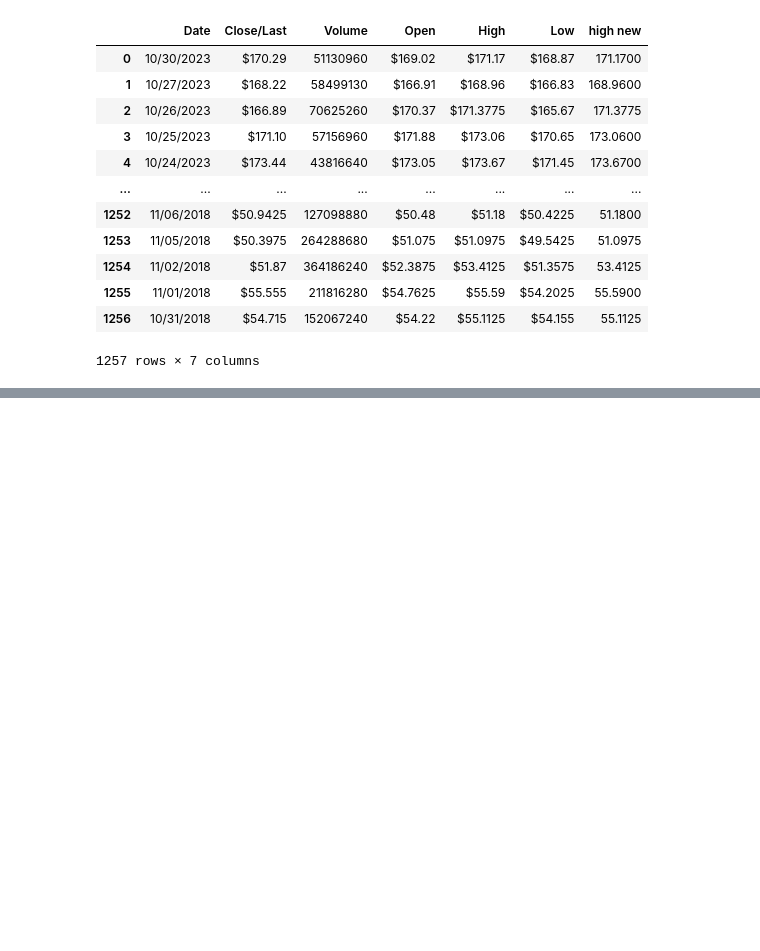
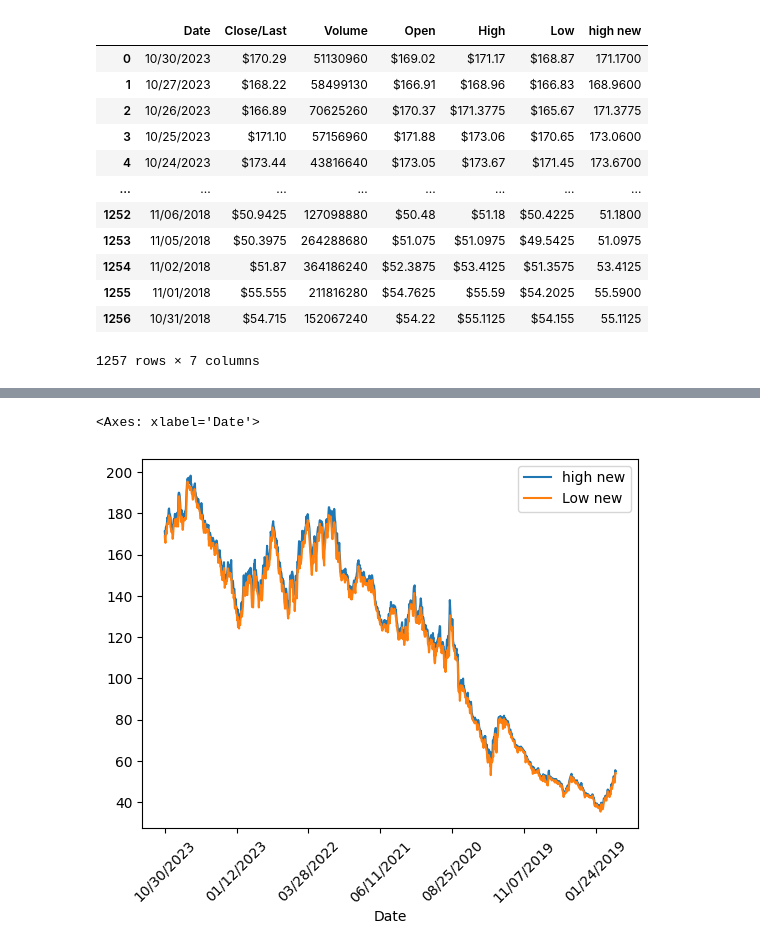
Before and after one commit to guillaume-set/pe-hackathon, a Jupyter notebook: Mila.ipynb, the cells around one changed output, grey strips where cells are left out. Cells and saved outputs as stored; diff of their text form; code cells hidden in the pictures; blank space fills up the shorter version.

```diff
--- a/Mila.ipynb
+++ b/Mila.ipynb
@@ -51,0 +86,7 @@ df
+# %%
+df.set_index('Date', inplace=True)
+# %%
+df[['high new', 'Low new']].plot(rot=45)
+# %% [output]
+<Axes: xlabel='Date'>
+[figure, added]
```
Also changed, not shown: parts of 5 cells of this notebook.
